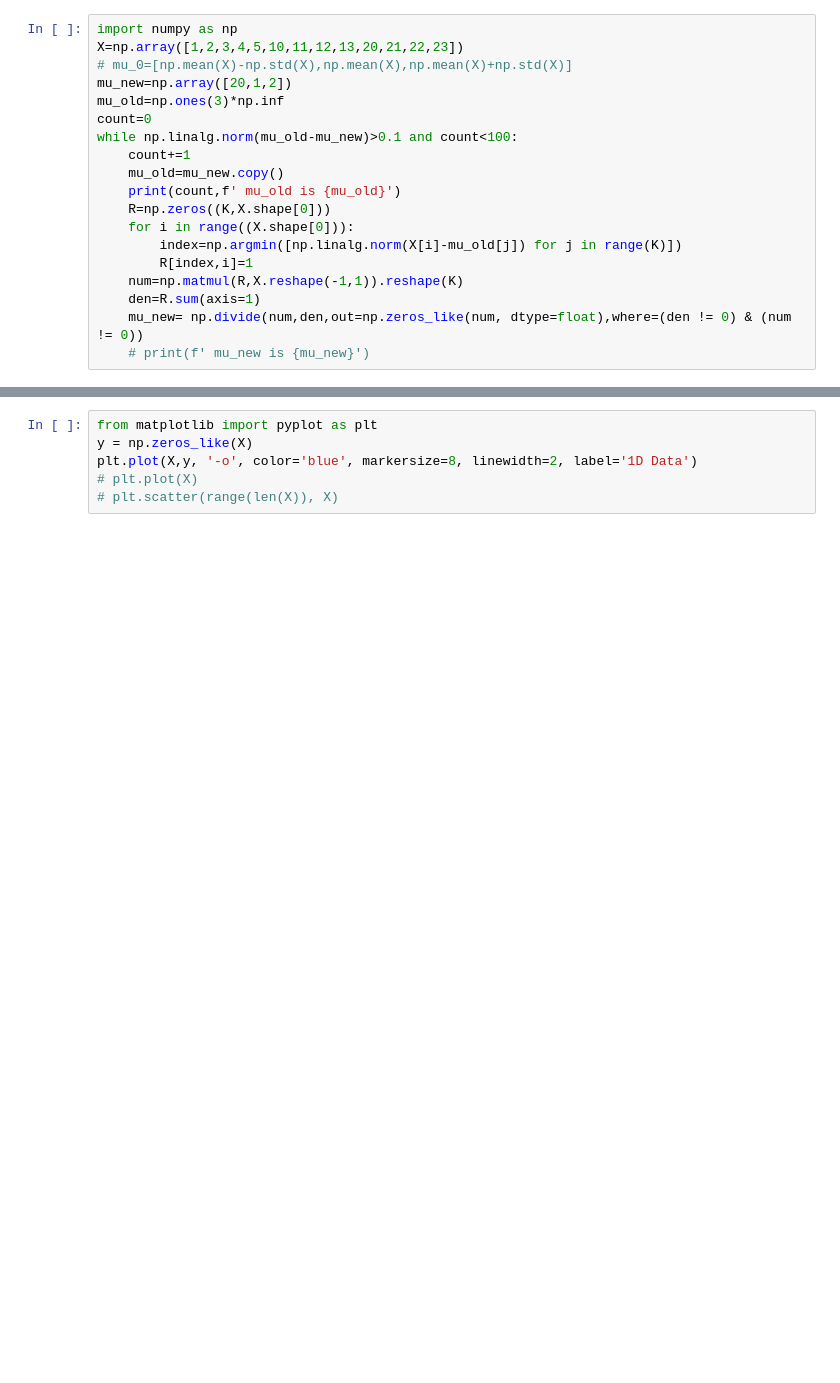
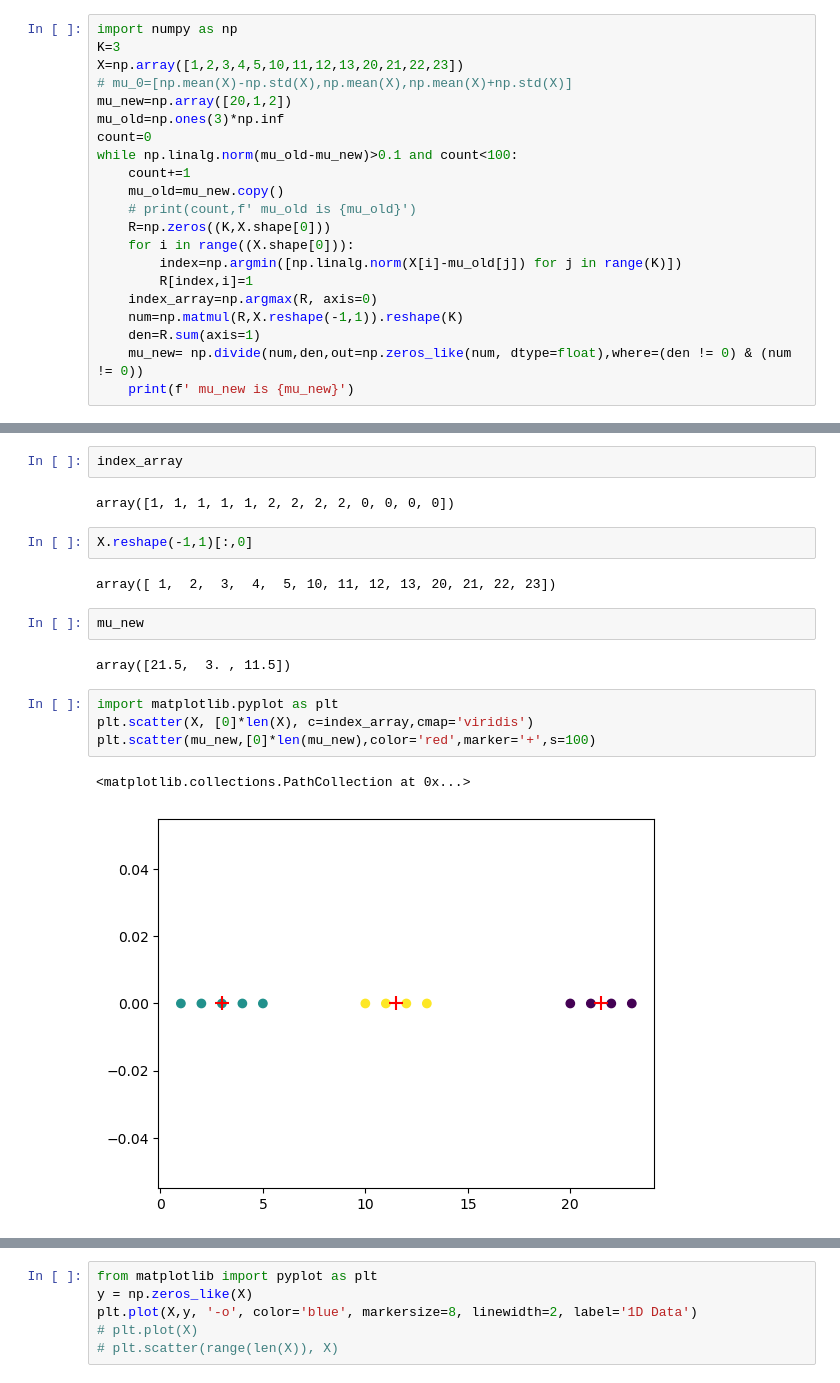
Before and after one commit to aditya5252/Machine-Learning, a Jupyter notebook: code/k-means.ipynb, the cells around one changed output, grey strips where cells are left out. Drawn from its saved outputs; the diff is of its cells as text; blank space fills up the shorter version.

Commit message:
Plots

```diff
--- a/code/k-means.ipynb
+++ b/code/k-means.ipynb
@@ -3,5 +1,6 @@ K=3
 # %%
 import numpy as np
+K=3
 X=np.array([1,2,3,4,5,10,11,12,13,20,21,22,23])
 # mu_0=[np.mean(X)-np.std(X),np.mean(X),np.mean(X)+np.std(X)]
 mu_new=np.array([20,1,2])
@@ -10,13 +9,14 @@ count=0
 while np.linalg.norm(mu_old-mu_new)>0.1 and count<100:
     count+=1
     mu_old=mu_new.copy()
-    print(count,f' mu_old is {mu_old}')
+    # print(count,f' mu_old is {mu_old}')
     R=np.zeros((K,X.shape[0]))
     for i in range((X.shape[0])):
         index=np.argmin([np.linalg.norm(X[i]-mu_old[j]) for j in range(K)])
         R[index,i]=1
+    index_array=np.argmax(R, axis=0)
     num=np.matmul(R,X.reshape(-1,1)).reshape(K)
     den=R.sum(axis=1)
     mu_new= np.divide(num,den,out=np.zeros_like(num, dtype=float),where=(den != 0) & (num != 0))
-    # print(f' mu_new is {mu_new}')
+    print(f' mu_new is {mu_new}')
 # %% [output]
@@ -27,0 +28,19 @@ while np.linalg.norm(mu_old-mu_new)>0.1 and count<100:
+# %%
+index_array
+# %% [output]
+array([1, 1, 1, 1, 1, 2, 2, 2, 2, 0, 0, 0, 0])
+# %%
+X.reshape(-1,1)[:,0]
+# %% [output]
+array([ 1,  2,  3,  4,  5, 10, 11, 12, 13, 20, 21, 22, 23])
+# %%
+mu_new
+# %% [output]
+array([21.5,  3. , 11.5])
+# %%
+import matplotlib.pyplot as plt
+plt.scatter(X, [0]*len(X), c=index_array,cmap='viridis')
+plt.scatter(mu_new,[0]*len(mu_new),color='red',marker='+',s=100)
+# %% [output]
+<matplotlib.collections.PathCollection at 0x...>
+[figure, added]
```
Also changed, not shown: parts of 3 cells of this notebook.
